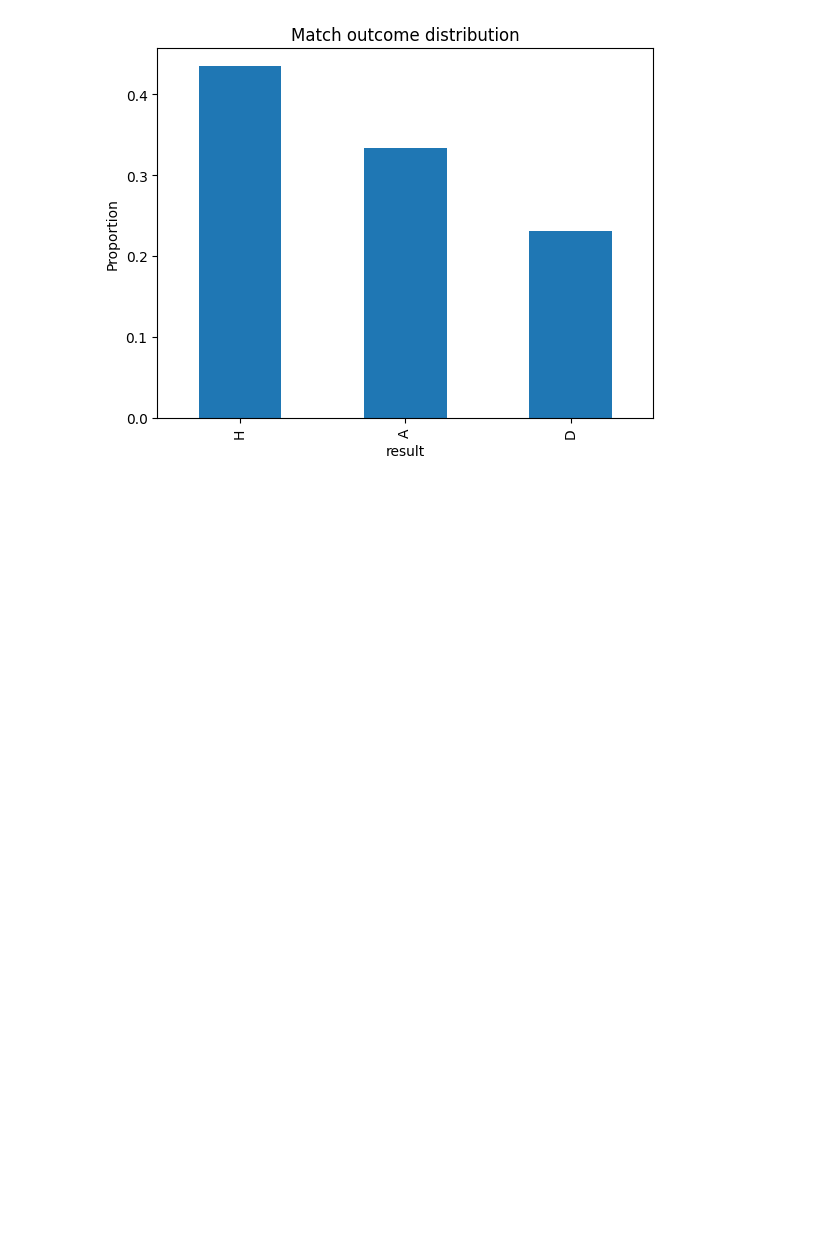
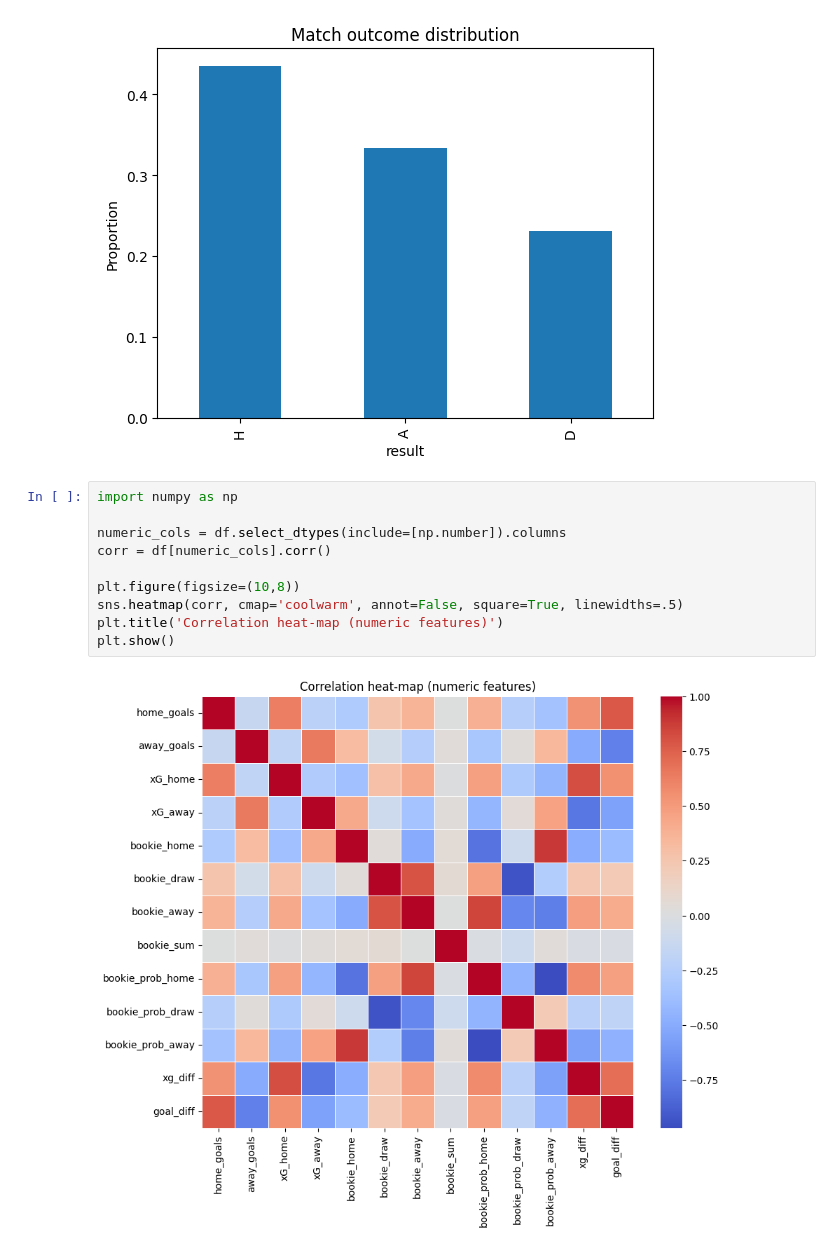
Before and after one commit to IntruderGuru/football-prediction, a Jupyter notebook: notebooks/01_eda.ipynb, the cells around one changed output. Saved outputs shown, nothing was run; the diff lists cells and outputs as text; blank space fills up the shorter version.

```diff
--- a/notebooks/01_eda.ipynb
+++ b/notebooks/01_eda.ipynb
@@ -125,3 +125,15 @@ plt.ylabel('Proportion')
 plt.show()
 # %% [output]
 [figure]
+# %%
+import numpy as np
+
+numeric_cols = df.select_dtypes(include=[np.number]).columns
+corr = df[numeric_cols].corr()
+
+plt.figure(figsize=(10,8))
+sns.heatmap(corr, cmap='coolwarm', annot=False, square=True, linewidths=.5)
+plt.title('Correlation heat‑map (numeric features)')
+plt.show()
+# %% [output]
+[figure, added]
```
Also changed, not shown: parts of 6 cells of this notebook, 1 other file.
